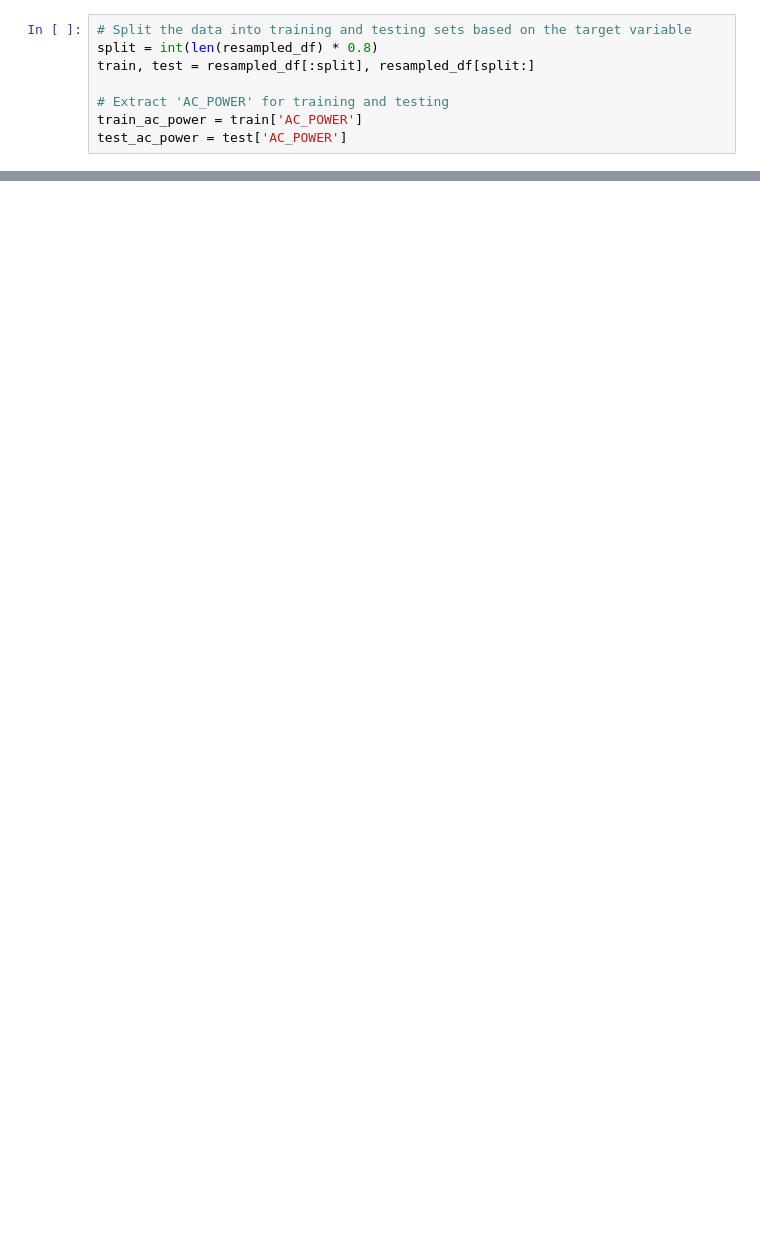
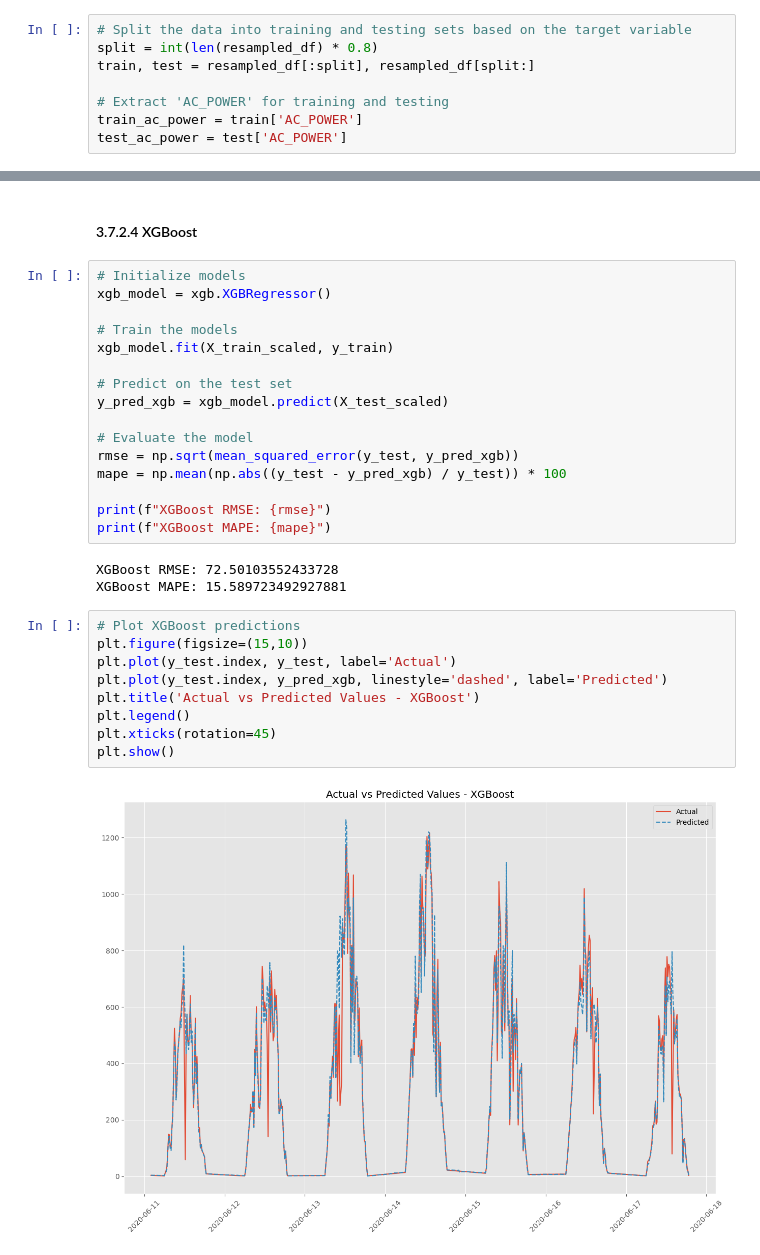
Before and after one commit to aysebsengul/Capstone_3_Predicting-Future-Solar-Energy-Generation-, a Jupyter notebook: 3_Pre-processing Work and Model.ipynb, the cells around one changed output, grey strips where cells are left out. Cells and saved outputs as stored; diff of their text form; blank space fills up the shorter version.

```diff
--- a/3_Pre-processing Work and Model.ipynb
+++ b/3_Pre-processing Work and Model.ipynb
@@ -521,0 +842,33 @@ print(f"SARIMA MAPE: {sarima_mape}")
+# %% [markdown]
+<a id="XGBoost"></a>
+#### 3.7.2.4 XGBoost
+# %%
+# Initialize models
+xgb_model = xgb.XGBRegressor()
+
+# Train the models
+xgb_model.fit(X_train_scaled, y_train)
+
+# Predict on the test set
+y_pred_xgb = xgb_model.predict(X_test_scaled)
+
+# Evaluate the model
+rmse = np.sqrt(mean_squared_error(y_test, y_pred_xgb))
+mape = np.mean(np.abs((y_test - y_pred_xgb) / y_test)) * 100
+
+print(f"XGBoost RMSE: {rmse}")
+print(f"XGBoost MAPE: {mape}")
+# %% [output]
+XGBoost RMSE: 72.50103552433728
+XGBoost MAPE: 15.589723492927881
+# %%
+# Plot XGBoost predictions
+plt.figure(figsize=(15,10))
+plt.plot(y_test.index, y_test, label='Actual')
+plt.plot(y_test.index, y_pred_xgb, linestyle='dashed', label='Predicted')
+plt.title('Actual vs Predicted Values - XGBoost')
+plt.legend()
+plt.xticks(rotation=45)
+plt.show()
+# %% [output]
+[figure, added]
```
Also changed, not shown: parts of 80 cells of this notebook.
